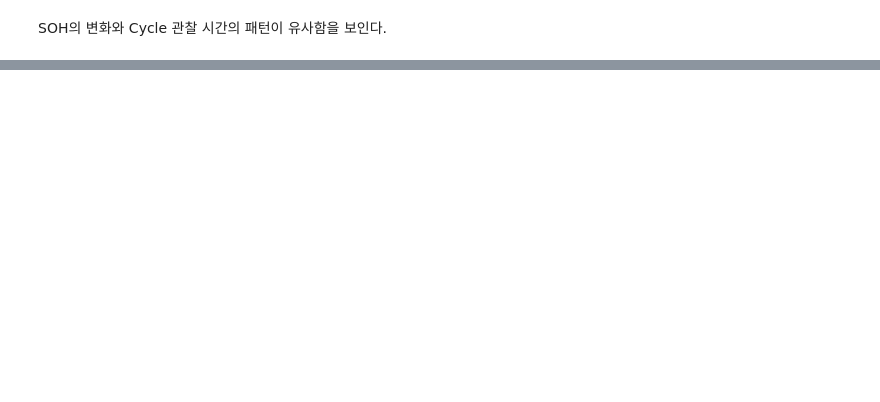
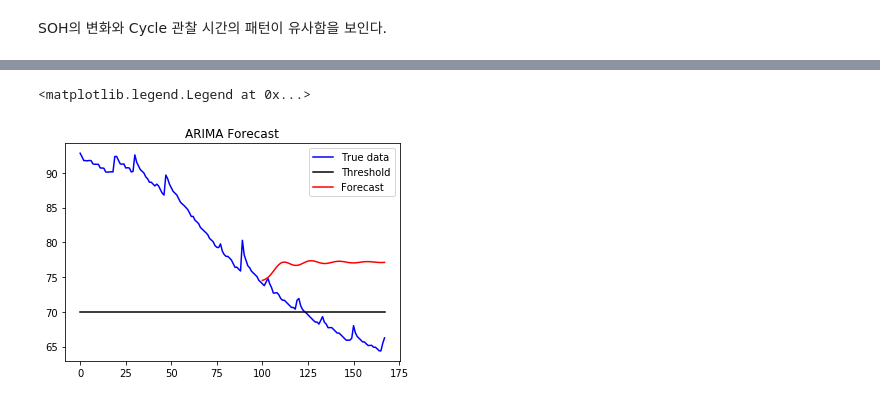
Before and after one commit to Eeun-ju/Lithium_ion_Batteries, a Jupyter notebook: EMD-ARIMA.ipynb, the cells around one changed output, grey strips where cells are left out. Drawn from its saved outputs; the diff is of its cells as text; code cells hidden in the pictures; blank space fills up the shorter version.

Commit message:
EMD-arima 추가

```diff
--- a/EMD-ARIMA.ipynb
+++ b/EMD-ARIMA.ipynb
@@ -113,0 +208,2 @@ SOH의 변화와 Cycle 관찰 시간의 패턴이 유사함을 보인다.
+# %%
+c4_result = fore[0]
@@ -113,0 +212,9 @@ SOH의 변화와 Cycle 관찰 시간의 패턴이 유사함을 보인다.
+# %%
+train_set = Series(res,index=range(starting_point))
+mod = sm.tsa.ARIMA(train_set,(0,1,0)).fit()
+fore = mod.forecast(steps = forecaste_size)
+#fore = mod.forecast(steps = 30)
+# %%
+r_result = fore[0]
+# %%
+result_data  = c1_result + c2_result + c3_result + r_result + c4_result
@@ -113,0 +226,10 @@ SOH의 변화와 Cycle 관찰 시간의 패턴이 유사함을 보인다.
+# %%
+plt.plot(range(cycles),soh_list,color = 'blue')
+plt.plot(range(cycles),[70 for i in range(cycles)],color = 'black')
+plt.plot(range(starting_point,starting_point+forecaste_size,1),result_data ,color = 'red')
+#plt.plot(range(100,130,1),result_data ,color = 'red')
+plt.title('ARIMA Forecast')
+plt.legend(['True data','Threshold','Forecast'])
+# %% [output]
+<matplotlib.legend.Legend at 0x...>
+[figure, added]
```
Also changed, not shown: parts of 30 cells of this notebook.
